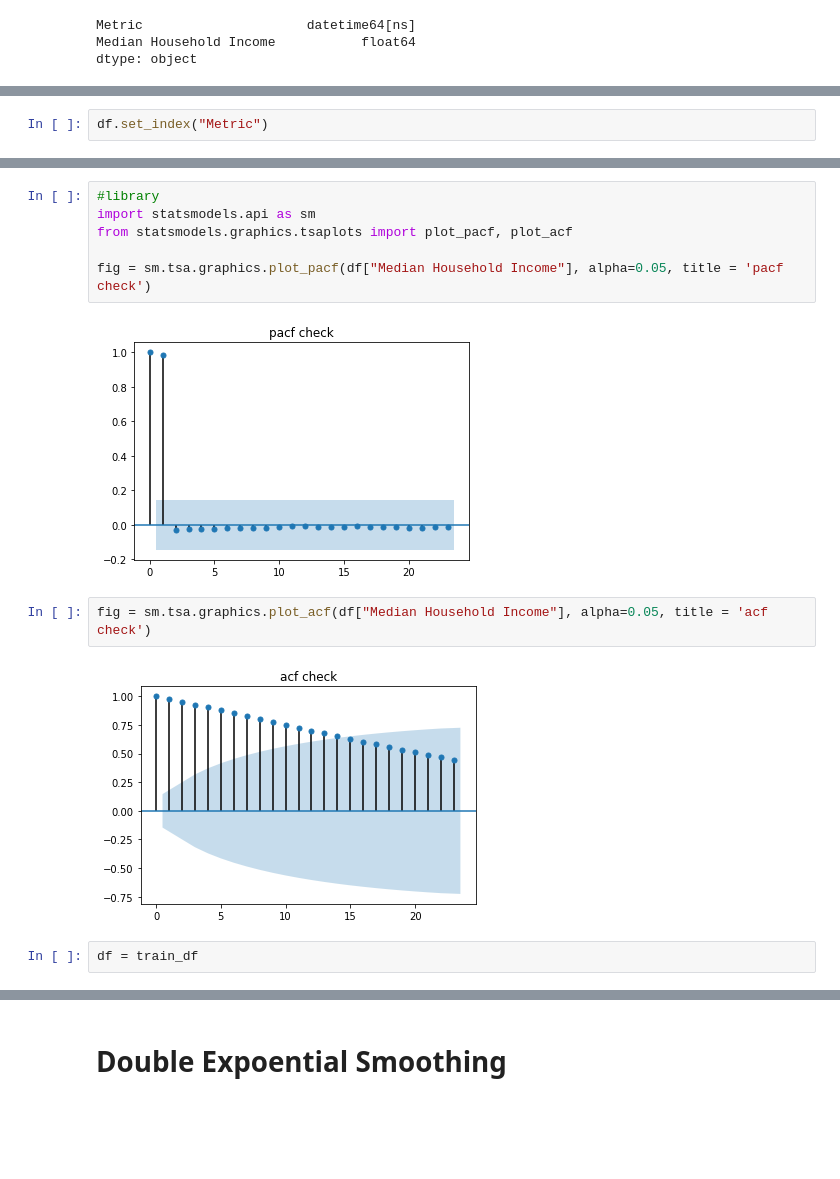
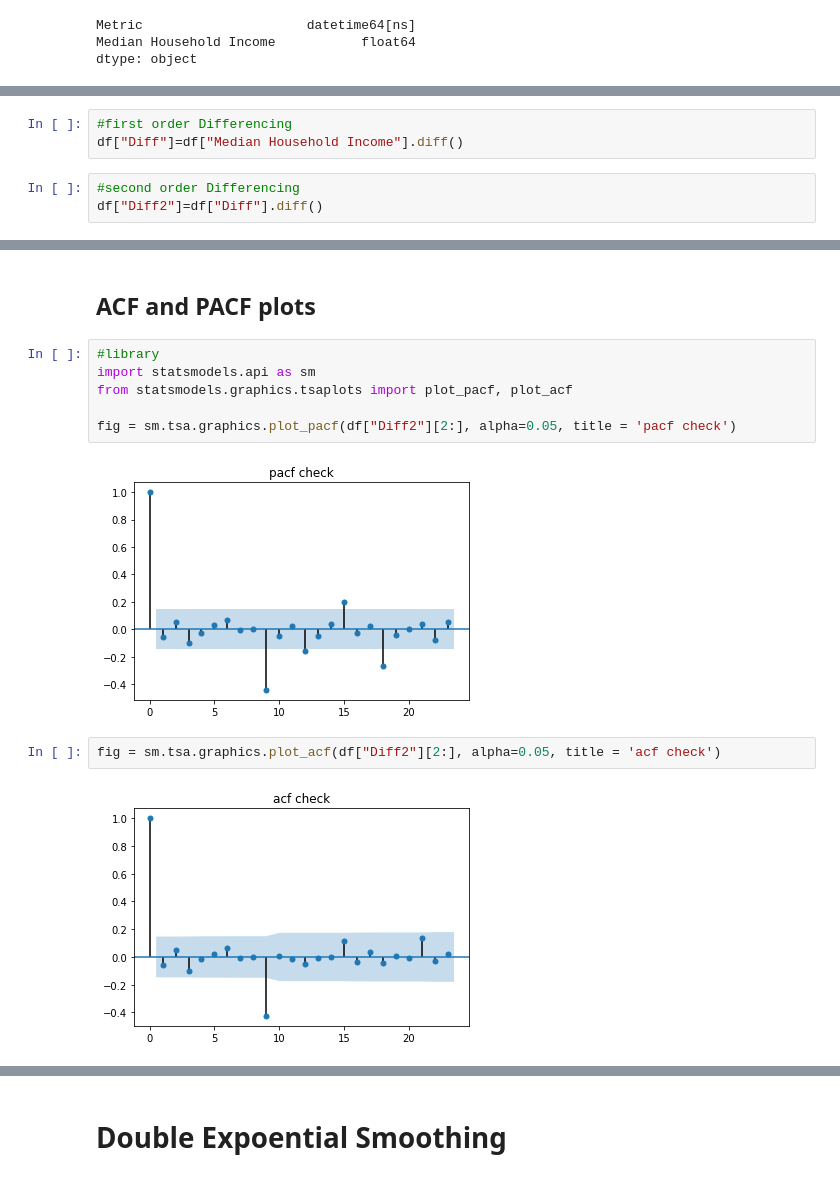
Before and after one commit to GouthamKumar-R/Time-series, a Jupyter notebook: HHI_Fb_prophet_AIF.ipynb, the cells around one changed output, grey strips where cells are left out. Cells and saved outputs as stored; diff of their text form; blank space fills up the shorter version.

```diff
--- a/HHI_Fb_prophet_AIF.ipynb
+++ b/HHI_Fb_prophet_AIF.ipynb
@@ -55,2 +96,0 @@ df.head()
-# %%
-df.set_index("Metric")
@@ -71,0 +97,6 @@ df.set_index("Metric")
+# %%
+#first order Differencing
+df["Diff"]=df["Median Household Income"].diff()
+# %%
+#second order Differencing
+df["Diff2"]=df["Diff"].diff()
@@ -90,14 +151,14 @@ print("3. Critical values:\n",critical_values)
+# %% [markdown]
+## ACF and PACF plots
 # %%
 #library
 import statsmodels.api as sm
 from statsmodels.graphics.tsaplots import plot_pacf, plot_acf
 
-fig = sm.tsa.graphics.plot_pacf(df["Median Household Income"], alpha=0.05, title = 'pacf check')
+fig = sm.tsa.graphics.plot_pacf(df["Diff2"][2:], alpha=0.05, title = 'pacf check')
 # %% [output]
-[figure, old version]
+[figure, new version]
 # %%
-fig = sm.tsa.graphics.plot_acf(df["Median Household Income"], alpha=0.05, title = 'acf check')
+fig = sm.tsa.graphics.plot_acf(df["Diff2"][2:], alpha=0.05, title = 'acf check')
 # %% [output]
-[figure, old version]
+[figure, new version]
-# %%
-df = train_df
```
Also changed, not shown: parts of 62 cells of this notebook.
